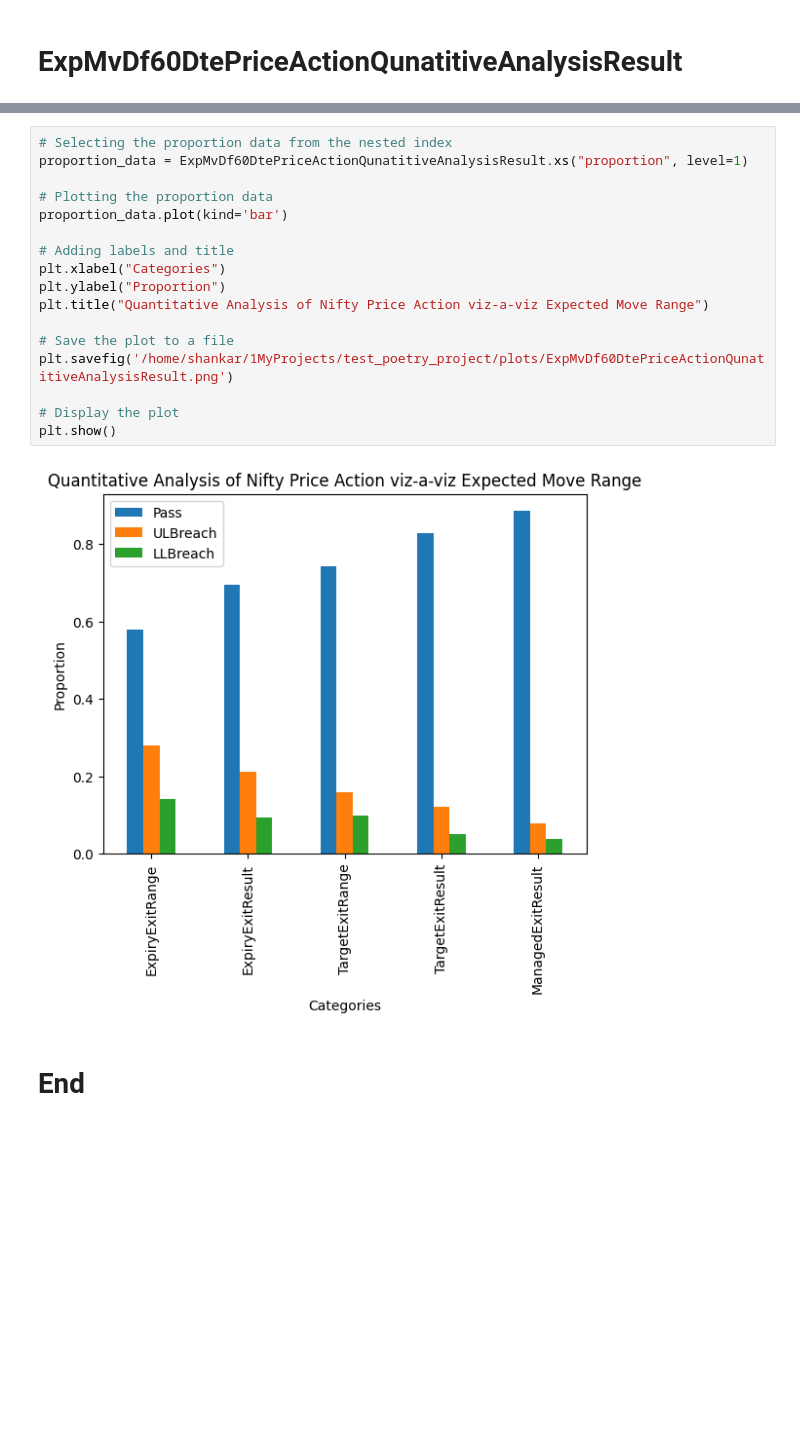
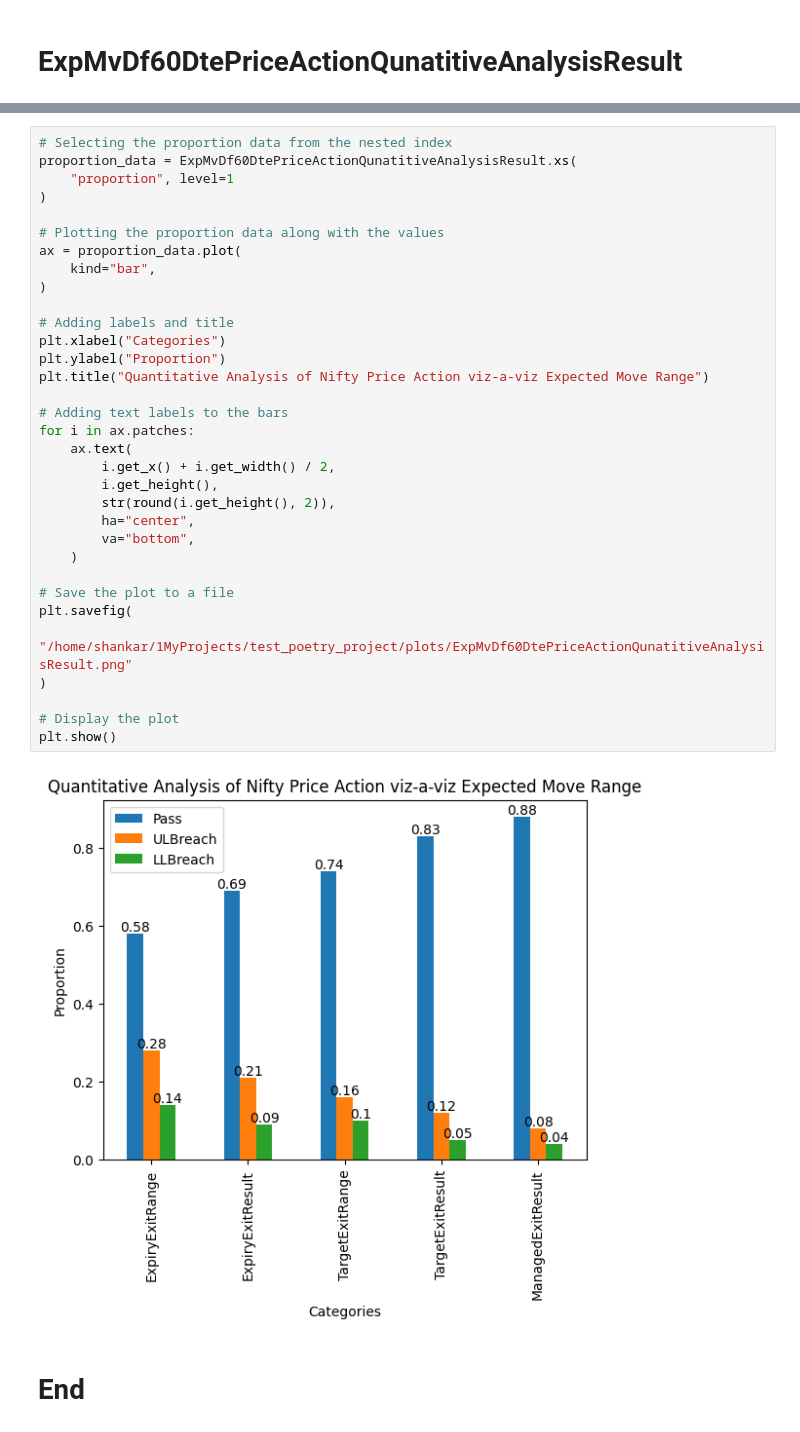
Before and after one commit to shankar58989/NiftyOptionsStrategyExperiment, a Jupyter notebook: notebooks/NSEDataNiftyExpMv60Dte.ipynb, the cells around one changed output, grey strips where cells are left out. Cells and saved outputs as stored; diff of their text form; blank space fills up the shorter version.

Commit message:
ExpMvDf60DtePriceActionQunatitiveAnalysisResult rounded to 2 decimal places the bar plot now displays the values on top of bars for easy reading notebook code formatted using black formatter.

```diff
--- a/notebooks/NSEDataNiftyExpMv60Dte.ipynb
+++ b/notebooks/NSEDataNiftyExpMv60Dte.ipynb
@@ -984,21 +988,37 @@ ExpMvDf60DtePriceActionQunatitiveAnalysisResult
 # %%
 # Selecting the proportion data from the nested index
-proportion_data = ExpMvDf60DtePriceActionQunatitiveAnalysisResult.xs("proportion", level=1)
+proportion_data = ExpMvDf60DtePriceActionQunatitiveAnalysisResult.xs(
+    "proportion", level=1
+)
 
-# Plotting the proportion data
-proportion_data.plot(kind='bar')
+# Plotting the proportion data along with the values
+ax = proportion_data.plot(
+    kind="bar",
+)
 
 # Adding labels and title
 plt.xlabel("Categories")
 plt.ylabel("Proportion")
 plt.title("Quantitative Analysis of Nifty Price Action viz-a-viz Expected Move Range")
 
+# Adding text labels to the bars
+for i in ax.patches:
+    ax.text(
+        i.get_x() + i.get_width() / 2,
+        i.get_height(),
+        str(round(i.get_height(), 2)),
+        ha="center",
+        va="bottom",
+    )
+
 # Save the plot to a file
-plt.savefig('/home/shankar/1MyProjects/test_poetry_project/plots/ExpMvDf60DtePriceActionQunatitiveAnalysisResult.png')
+plt.savefig(
+    "/home/shankar/1MyProjects/test_poetry_project/plots/ExpMvDf60DtePriceActionQunatitiveAnalysisResult.png"
+)
 
 # Display the plot
 plt.show()
 # %% [output]
-[figure, old version]
+[figure, new version]
 # %% [markdown]
 # End
```
Also changed, not shown: parts of 2 cells of this notebook, 1 other file.
